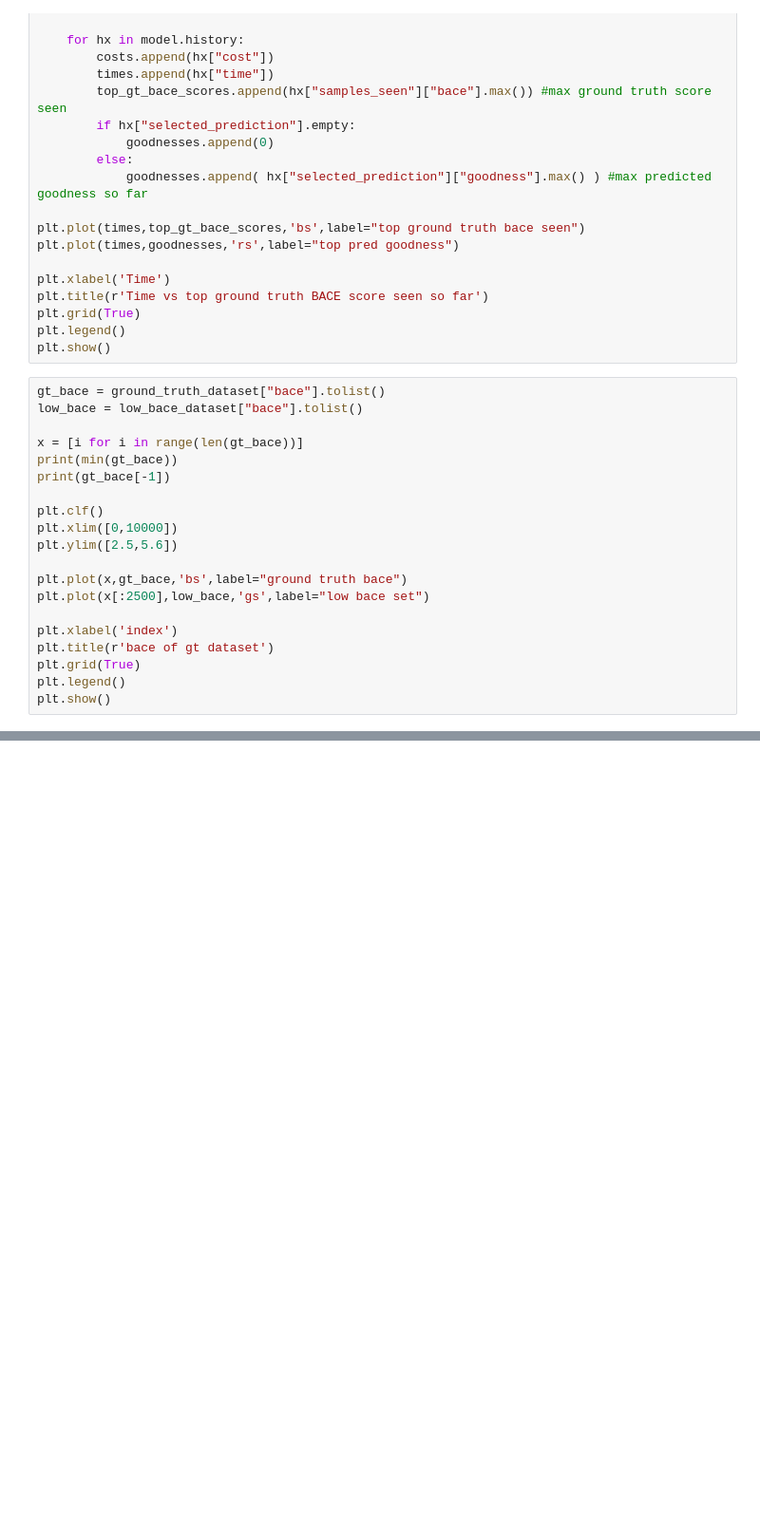
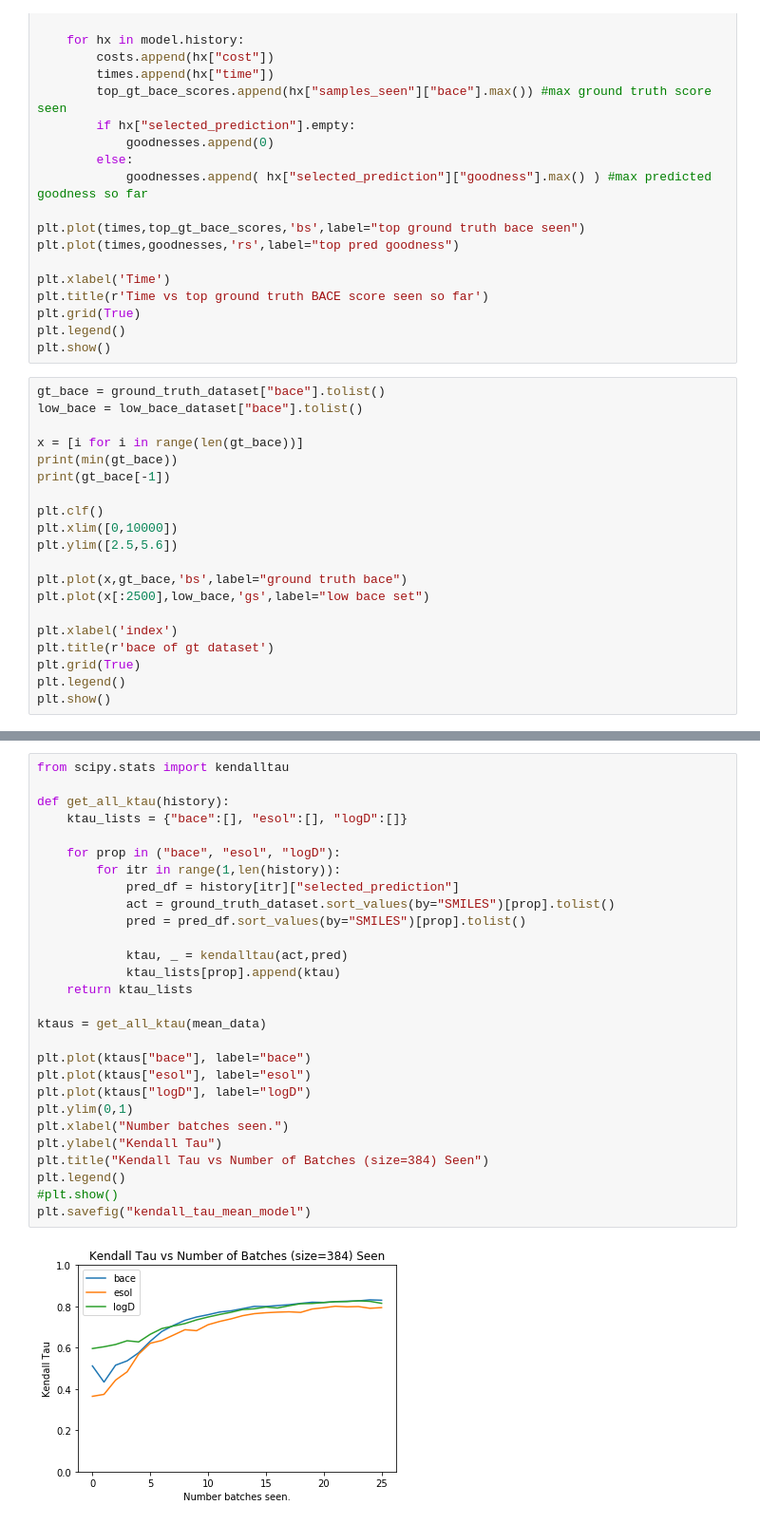
Before and after one commit to choderalab/autonomous-molecular-design, a Jupyter notebook: SimpleADDScenarioColab.ipynb, the cells around one changed output, grey strips where cells are left out. Shown: that part at 95% size. Drawn from its saved outputs; the diff is of its cells as text; blank space fills up the shorter version.

```diff
--- a/SimpleADDScenarioColab.ipynb
+++ b/SimpleADDScenarioColab.ipynb
@@ -713,0 +889,30 @@ def get_all_rmse(history):
+# %%
+from scipy.stats import kendalltau
+
+def get_all_ktau(history):
+    ktau_lists = {"bace":[], "esol":[], "logD":[]}
+
+    for prop in ("bace", "esol", "logD"):
+        for itr in range(1,len(history)):
+            pred_df = history[itr]["selected_prediction"]
+            act = ground_truth_dataset.sort_values(by="SMILES")[prop].tolist()
+            pred = pred_df.sort_values(by="SMILES")[prop].tolist()
+
+            ktau, _ = kendalltau(act,pred)
+            ktau_lists[prop].append(ktau)
+    return ktau_lists
+
+ktaus = get_all_ktau(mean_data)
+
+plt.plot(ktaus["bace"], label="bace")
+plt.plot(ktaus["esol"], label="esol")
+plt.plot(ktaus["logD"], label="logD")
+plt.ylim(0,1)
+plt.xlabel("Number batches seen.")
+plt.ylabel("Kendall Tau")
+plt.title("Kendall Tau vs Number of Batches (size=384) Seen")
+plt.legend()
+#plt.show()
+plt.savefig("kendall_tau_mean_model")
+# %% [output]
+[figure, added]
```
Also changed, not shown: parts of 26 cells of this notebook, 1 other file.
